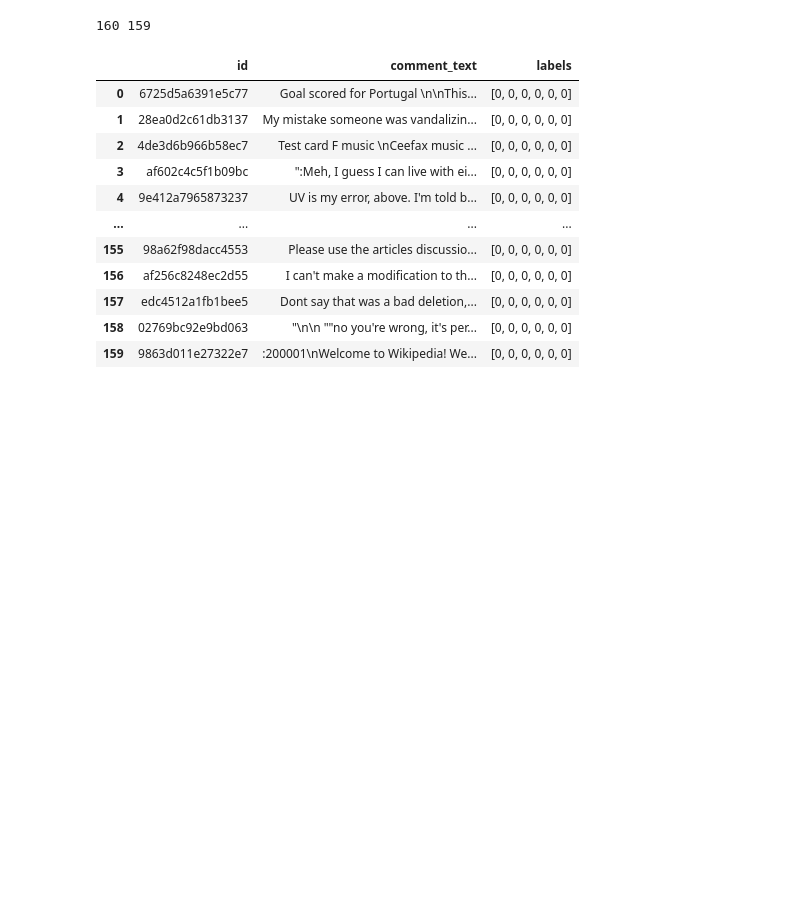
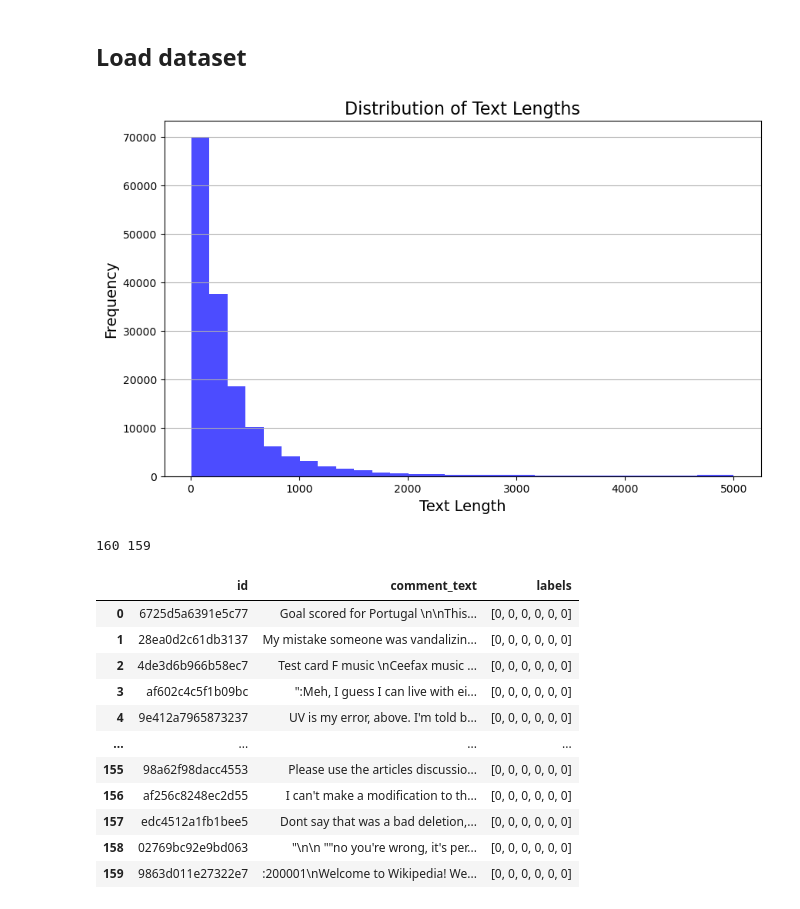
Before and after one commit to gongyisheng/playground, a Jupyter notebook: nlp/bert-classify-multi-label/train.ipynb, the cells around one changed output. Saved outputs shown, nothing was run; the diff lists cells and outputs as text; code cells hidden in the pictures; blank space fills up the shorter version.

```diff
--- a/nlp/bert-classify-multi-label/train.ipynb
+++ b/nlp/bert-classify-multi-label/train.ipynb
@@ -21,0 +18,2 @@ To enable the following instructions: SSE4.1 SSE4.2 AVX AVX2 AVX_VNNI FMA, in ot
+# %% [markdown]
+## Load dataset
@@ -22 +25,24 @@ To enable the following instructions: SSE4.1 SSE4.2 AVX AVX2 AVX_VNNI FMA, in ot
+# %%
+import matplotlib.pyplot as plt
+
+text_list = insults["comment_text"].to_list()
+
+# Calculate the length of each text item
+text_lengths = [len(text) for text in text_list]
+
+# Create the histogram of text lengths
+plt.figure(figsize=(10, 6))
+
+plt.hist(text_lengths, bins=30, color='blue', alpha=0.7)
+
+# Adding labels and title
+plt.title('Distribution of Text Lengths', fontsize=16)
+plt.xlabel('Text Length', fontsize=14)
+plt.ylabel('Frequency', fontsize=14)
+
+# Show plot
+plt.grid(axis='y')
+plt.show()
+# %% [output]
+[figure, added]
 # %%
```
Also changed, not shown: parts of 6 cells of this notebook, 1 other file.
